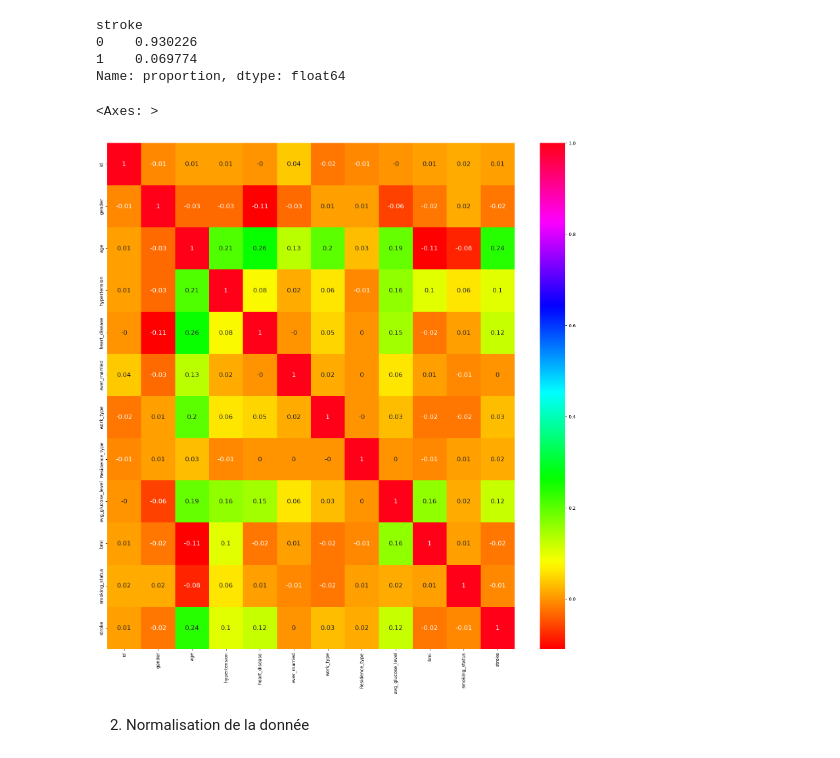
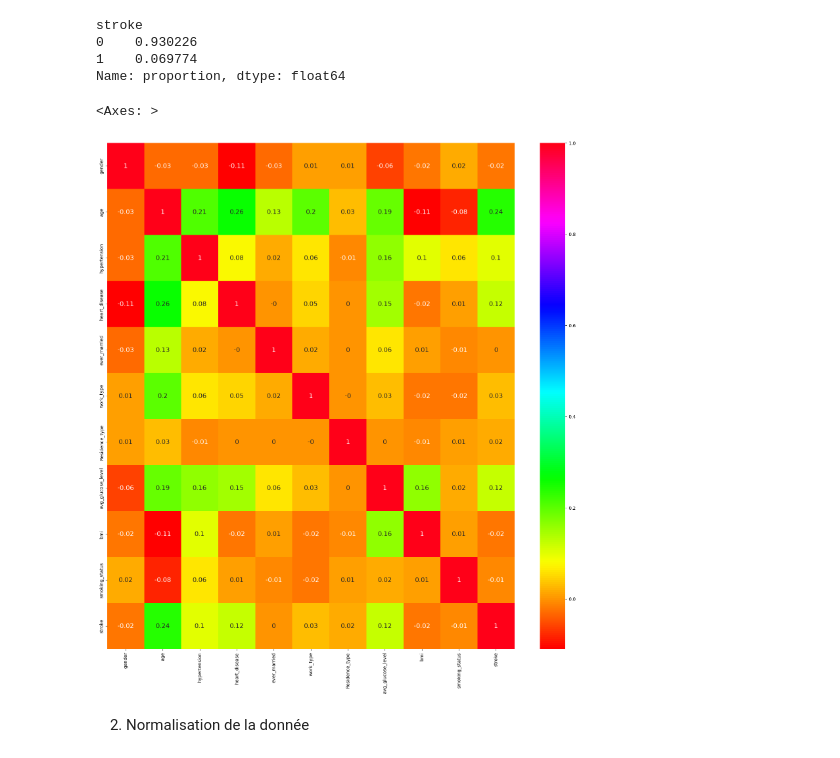
Before and after one commit to julienRactM/stroke-alert, a Jupyter notebook: main_notebook.ipynb, the cells around one changed output. Saved outputs shown, nothing was run; the diff lists cells and outputs as text; code cells hidden in the pictures.

```diff
--- a/main_notebook.ipynb
+++ b/main_notebook.ipynb
@@ -61,18 +61,18 @@ stroke
 1    0.069774
 Name: proportion, dtype: float64
 # %%
-corr_map_df = clean_df
+corr_map_df = clean_df.drop(columns='id')
 corr_map_df.work_type = corr_map_df['work_type'].astype('category')
 corr_map_df.work_type = corr_map_df['work_type'].cat.codes
 
 corr_map_df.smoking_status = corr_map_df['smoking_status'].astype('category')
 corr_map_df.smoking_status = corr_map_df['smoking_status'].cat.codes
 
 plt.figure(figsize = (20,20))
 sns.heatmap(round(corr_map_df.corr(),2), cmap = "hsv", annot = True, annot_kws = {"size":14})
 # hsv terrain jet rainbow tab10 Pastel1 Set3 RdBu viridis inferno plasma cividis magma
 # %% [output]
 <Axes: >
-[figure, old version]
+[figure, new version]
 # %% [markdown]
 2. Normalisation de la donnée
```
Also changed, not shown: parts of 8 cells of this notebook, 1 other file.
